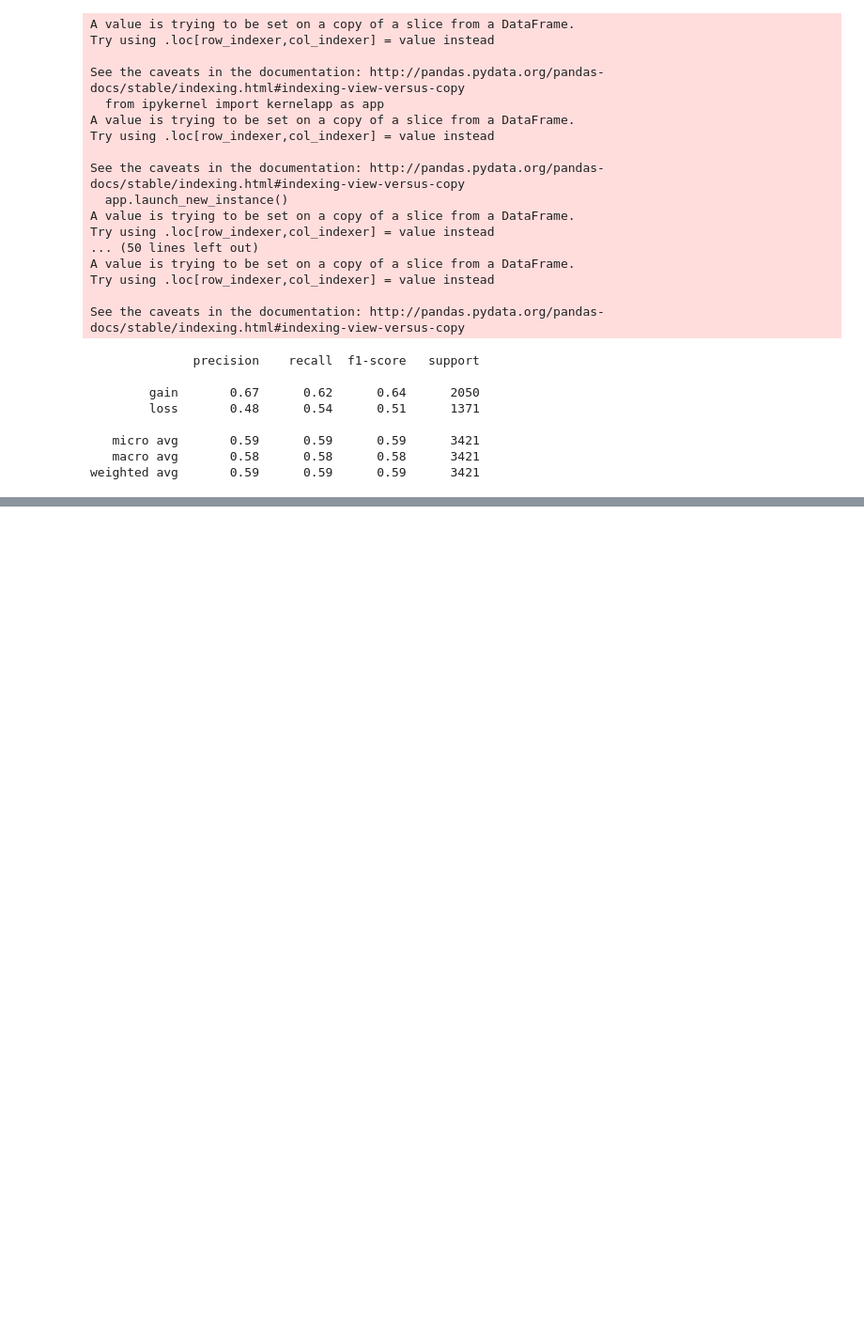
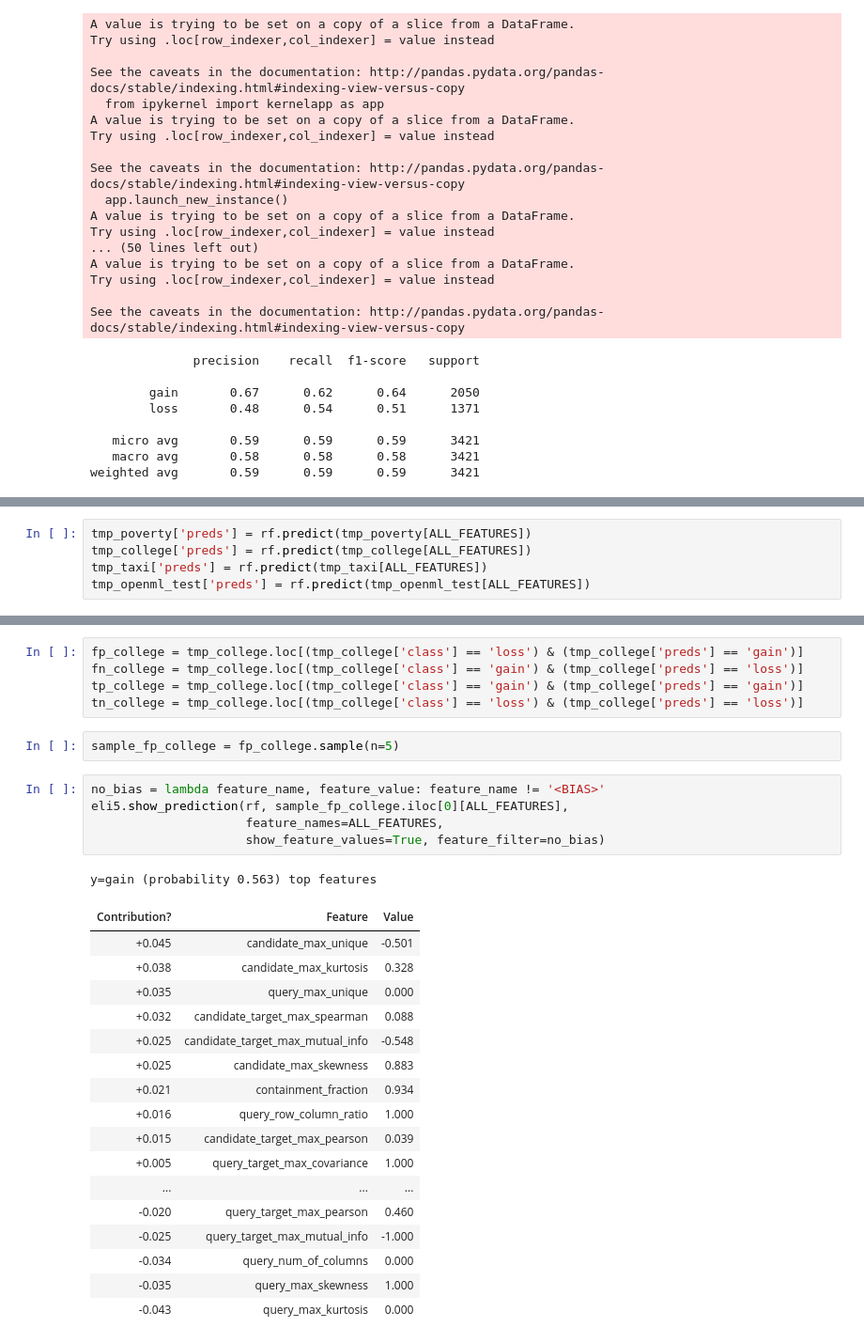
Before and after one commit to VIDA-NYU/prida, a Jupyter notebook: improvement-prediction/classification/Pearson Classifier.ipynb, the cells around one changed output, grey strips where cells are left out. Shown at 94% size. Cells and saved outputs as stored; diff of their text form; blank space fills up the shorter version.

```diff
--- a/improvement-prediction/classification/Pearson Classifier.ipynb
+++ b/improvement-prediction/classification/Pearson Classifier.ipynb
@@ -837,0 +841,5 @@ weighted avg       0.59      0.59      0.59      3421
+# %%
+tmp_poverty['preds'] = rf.predict(tmp_poverty[ALL_FEATURES])
+tmp_college['preds'] = rf.predict(tmp_college[ALL_FEATURES])
+tmp_taxi['preds'] = rf.predict(tmp_taxi[ALL_FEATURES])
+tmp_openml_test['preds'] = rf.predict(tmp_openml_test[ALL_FEATURES])
@@ -837,0 +866,31 @@ weighted avg       0.59      0.59      0.59      3421
+# %%
+fp_college = tmp_college.loc[(tmp_college['class'] == 'loss') & (tmp_college['preds'] == 'gain')]
+fn_college = tmp_college.loc[(tmp_college['class'] == 'gain') & (tmp_college['preds'] == 'loss')]
+tp_college = tmp_college.loc[(tmp_college['class'] == 'gain') & (tmp_college['preds'] == 'gain')]
+tn_college = tmp_college.loc[(tmp_college['class'] == 'loss') & (tmp_college['preds'] == 'loss')]
+# %%
+sample_fp_college = fp_college.sample(n=5)
+# %%
+no_bias = lambda feature_name, feature_value: feature_name != '<BIAS>'
+eli5.show_prediction(rf, sample_fp_college.iloc[0][ALL_FEATURES],
+                     feature_names=ALL_FEATURES,
+                     show_feature_values=True, feature_filter=no_bias)
+# %% [output]
+y=gain (probability 0.563) top features
+| Contribution? | Feature | Value |
+| +0.045 | candidate_max_unique | -0.501 |
+| +0.038 | candidate_max_kurtosis | 0.328 |
+| +0.035 | query_max_unique | 0.000 |
+| +0.032 | candidate_target_max_spearman | 0.088 |
+| +0.025 | candidate_target_max_mutual_info | -0.548 |
+| +0.025 | candidate_max_skewness | 0.883 |
+| +0.021 | containment_fraction | 0.934 |
+| +0.016 | query_row_column_ratio | 1.000 |
+| +0.015 | candidate_target_max_pearson | 0.039 |
+| +0.005 | query_target_max_covariance | 1.000 |
+| ... | ... | ... |
+| -0.020 | query_target_max_pearson | 0.460 |
+| -0.025 | query_target_max_mutual_info | -1.000 |
+| -0.034 | query_num_of_columns | 0.000 |
+| -0.035 | query_max_skewness | 1.000 |
+| -0.043 | query_max_kurtosis | 0.000 |
```
Also changed, not shown: parts of 49 cells of this notebook, 3 other files.
